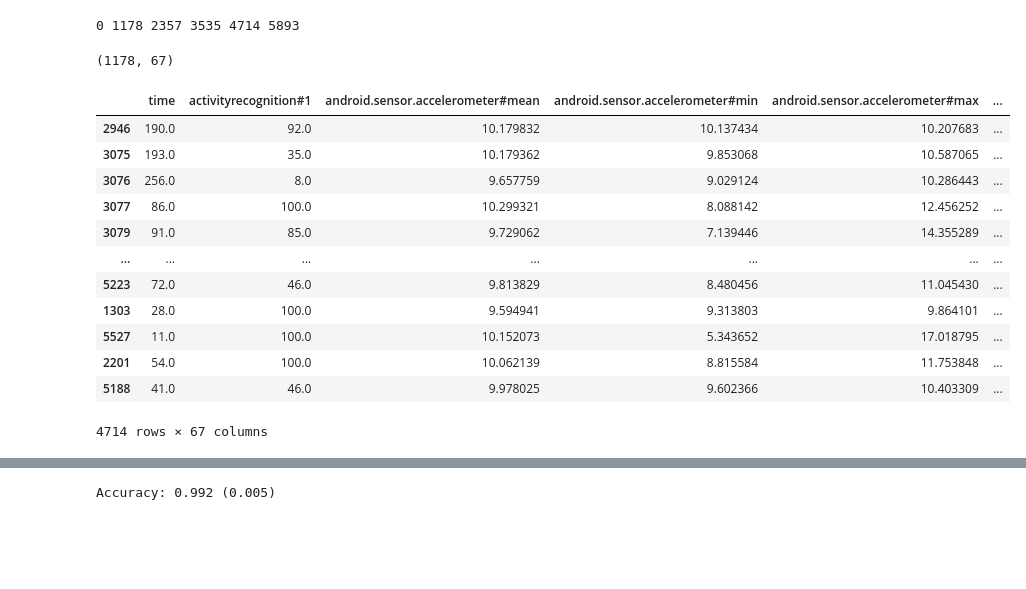
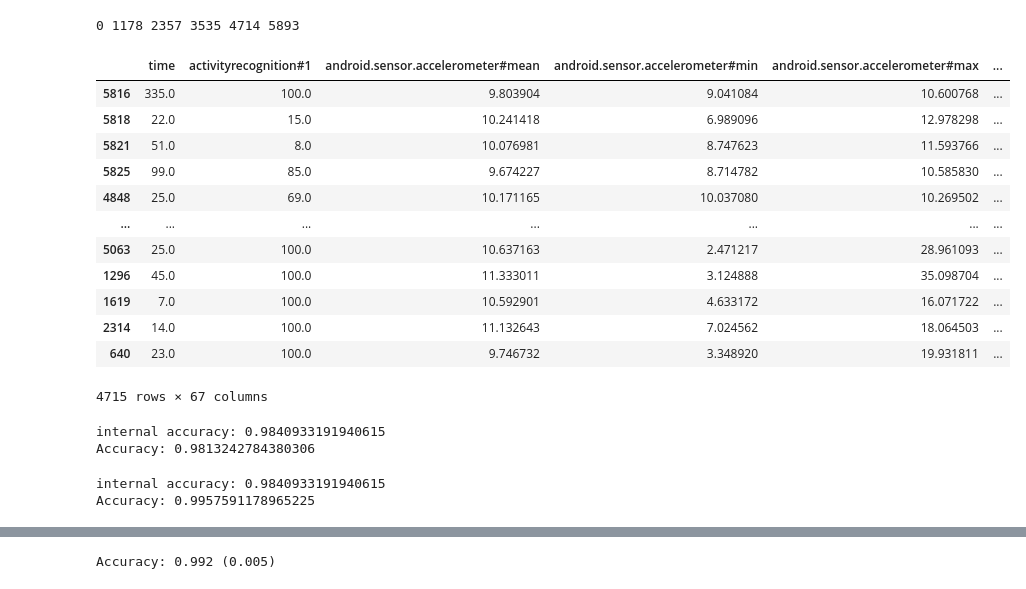
Before and after one commit to Newton-Fitness/Build_week_02, a Jupyter notebook: Newton_Fitness_Feature_Eng.ipynb, the cells around one changed output, grey strips where cells are left out. Cells and saved outputs as stored; diff of their text form; code cells hidden in the pictures; blank space fills up the shorter version.

```diff
--- a/Newton_Fitness_Feature_Eng.ipynb
+++ b/Newton_Fitness_Feature_Eng.ipynb
@@ -316,24 +316,3 @@ train5, test5 =  df2[:train_pct_index4], df2[train_pct_index4:]  # 0 to 80
 #print(train5.shape, test5.shape)
 # %% [output]
 0 1178 2357 3535 4714 5893
-# %%
-test2 = df2[train_pct_index1:train_pct_index2-1]
-print(test2.shape)
-# %% [output]
-(1178, 67)
-# %%
-train
-# %% [output]
-|  | time | activityrecognition#1 | android.sensor.accelerometer#mean | android.sensor.accelerometer#min | android.sensor.accelerometer#max | ... |
-| 2946 | 190.0 | 92.0 | 10.179832 | 10.137434 | 10.207683 | ... |
-| 3075 | 193.0 | 35.0 | 10.179362 | 9.853068 | 10.587065 | ... |
-| 3076 | 256.0 | 8.0 | 9.657759 | 9.029124 | 10.286443 | ... |
-| 3077 | 86.0 | 100.0 | 10.299321 | 8.088142 | 12.456252 | ... |
-| 3079 | 91.0 | 85.0 | 9.729062 | 7.139446 | 14.355289 | ... |
-| ... | ... | ... | ... | ... | ... | ... |
-| 5223 | 72.0 | 46.0 | 9.813829 | 8.480456 | 11.045430 | ... |
-| 1303 | 28.0 | 100.0 | 9.594941 | 9.313803 | 9.864101 | ... |
-| 5527 | 11.0 | 100.0 | 10.152073 | 5.343652 | 17.018795 | ... |
-| 2201 | 54.0 | 100.0 | 10.062139 | 8.815584 | 11.753848 | ... |
-| 5188 | 41.0 | 46.0 | 9.978025 | 9.602366 | 10.403309 | ... |
-4714 rows × 67 columns
@@ -347,0 +319,58 @@ x1 = test.loc[:, test.columns != 'target']
+# %%
+train1
+# %% [output]
+|  | time | activityrecognition#1 | android.sensor.accelerometer#mean | android.sensor.accelerometer#min | android.sensor.accelerometer#max | ... |
+| 5816 | 335.0 | 100.0 | 9.803904 | 9.041084 | 10.600768 | ... |
+| 5818 | 22.0 | 15.0 | 10.241418 | 6.989096 | 12.978298 | ... |
+| 5821 | 51.0 | 8.0 | 10.076981 | 8.747623 | 11.593766 | ... |
+| 5825 | 99.0 | 85.0 | 9.674227 | 8.714782 | 10.585830 | ... |
+| 4848 | 25.0 | 69.0 | 10.171165 | 10.037080 | 10.269502 | ... |
+| ... | ... | ... | ... | ... | ... | ... |
+| 5063 | 25.0 | 100.0 | 10.637163 | 2.471217 | 28.961093 | ... |
+| 1296 | 45.0 | 100.0 | 11.333011 | 3.124888 | 35.098704 | ... |
+| 1619 | 7.0 | 100.0 | 10.592901 | 4.633172 | 16.071722 | ... |
+| 2314 | 14.0 | 100.0 | 11.132643 | 7.024562 | 18.064503 | ... |
+| 640 | 23.0 | 100.0 | 9.746732 | 3.348920 | 19.931811 | ... |
+4715 rows × 67 columns
+# %%
+y = train1.target
+x = train1.loc[:, train.columns != 'target']
+y1 = test1.target
+x1 = test1.loc[:, test.columns != 'target']
+
+X_train, X_test, y_train, y_test = train_test_split(x, y, test_size=0.2)
+model=RandomForestClassifier(n_estimators=100)
+
+#Train the model using the training sets y_pred=clf.predict(X_test)
+model.fit(X_train,y_train)
+y_pred=model.predict(X_test)
+print("internal accuracy:", metrics.accuracy_score(y_test, y_pred))
+
+y_pred=model.predict(x1)
+fold1= metrics.accuracy_score(y1, y_pred)
+
+print("Accuracy:",fold1)
+# %% [output]
+internal accuracy: 0.9840933191940615
+Accuracy: 0.9813242784380306
+# %%
+y = train2.target
+x = train2.loc[:, train.columns != 'target']
+y1 = test2.target
+x1 = test2.loc[:, test.columns != 'target']
+
+
+X_train, X_test, y_train, y_test = train_test_split(x, y, test_size=0.2)
+model=RandomForestClassifier(n_estimators=100)
+
+#Train the model using the training sets y_pred=clf.predict(X_test)
+model.fit(X_train,y_train)
+y_pred=model.predict(X_test)
+print("internal accuracy:", metrics.accuracy_score(y_test, y_pred))
+
+y_pred=model.predict(x1)
+fold2= metrics.accuracy_score(y1, y_pred)
+print("Accuracy:",fold2)
+# %% [output]
+internal accuracy: 0.9840933191940615
+Accuracy: 0.9957591178965225
```
Also changed, not shown: parts of 13 cells of this notebook, 4 other files.
